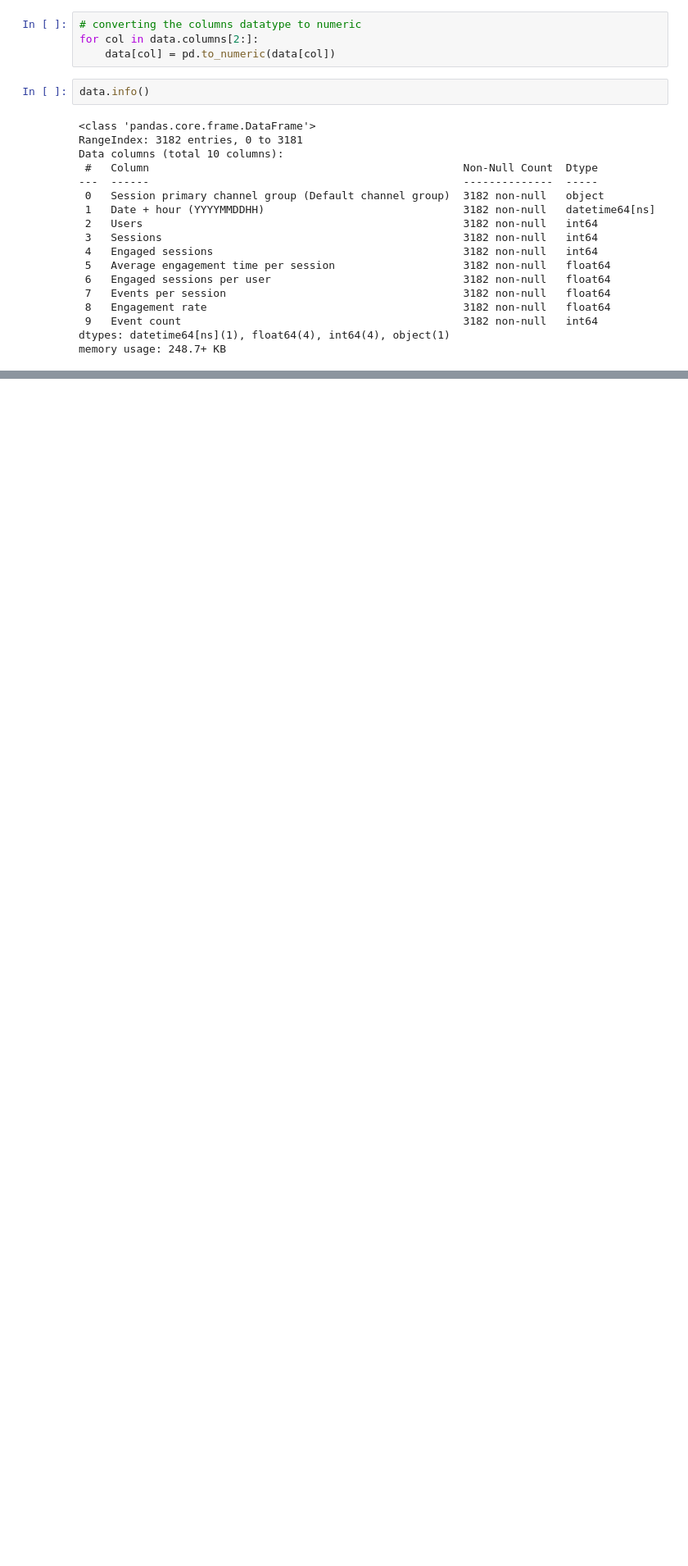
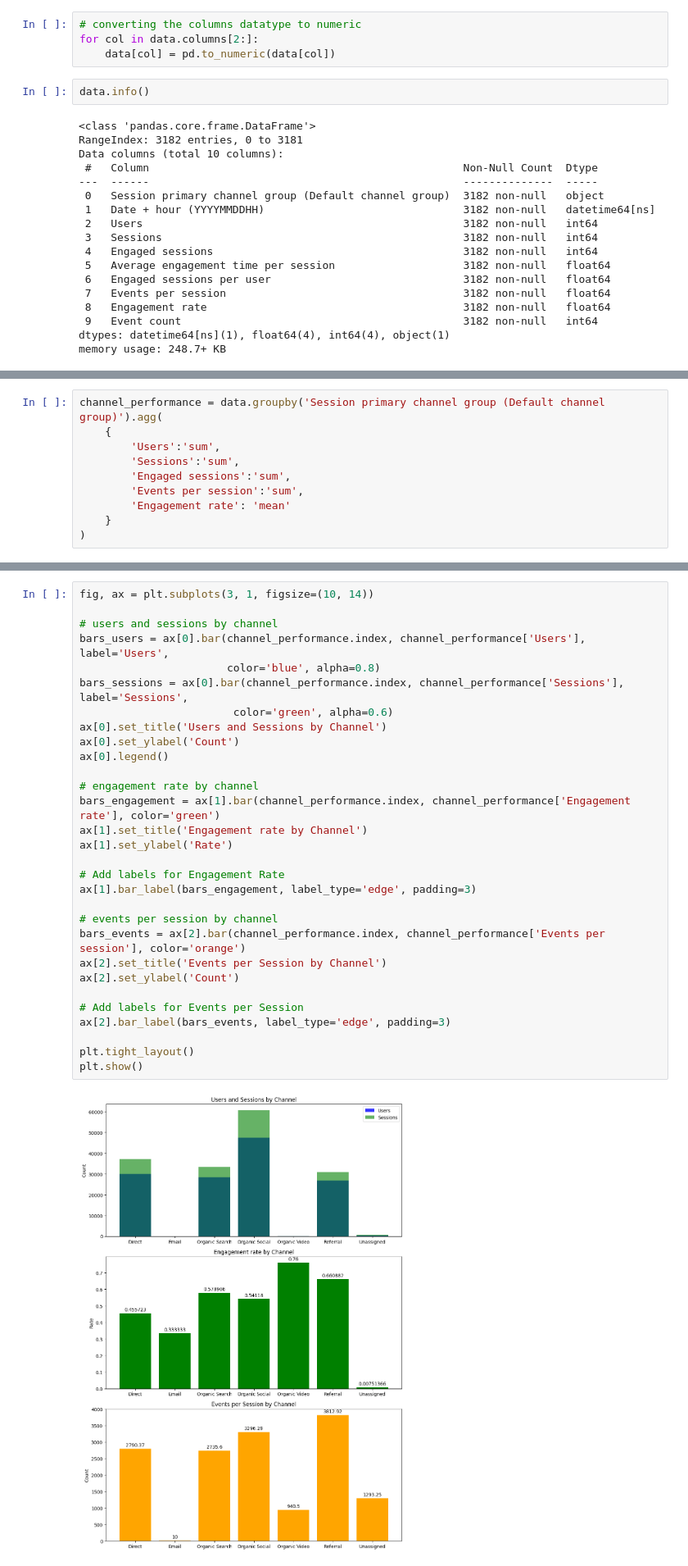
Before and after one commit to Tanwar-Aastha/Website-Performance-Analysis, a Jupyter notebook: performance_analysis.ipynb, the cells around one changed output, grey strips where cells are left out. Shown at 82% size. Saved outputs shown, nothing was run; the diff lists cells and outputs as text; blank space fills up the shorter version.

```diff
--- a/performance_analysis.ipynb
+++ b/performance_analysis.ipynb
@@ -139,0 +213,10 @@ Index(['Session primary channel group (Default channel group)',
+# %%
+channel_performance = data.groupby('Session primary channel group (Default channel group)').agg(
+    {
+        'Users':'sum',
+        'Sessions':'sum',
+        'Engaged sessions':'sum',
+        'Events per session':'sum',
+        'Engagement rate': 'mean'
+    }
+)
@@ -139,0 +235,32 @@ Index(['Session primary channel group (Default channel group)',
+# %%
+fig, ax = plt.subplots(3, 1, figsize=(10, 14))
+
+# users and sessions by channel
+bars_users = ax[0].bar(channel_performance.index, channel_performance['Users'], label='Users',
+                       color='blue', alpha=0.8)
+bars_sessions = ax[0].bar(channel_performance.index, channel_performance['Sessions'], label='Sessions',
+                        color='green', alpha=0.6)
+ax[0].set_title('Users and Sessions by Channel')
+ax[0].set_ylabel('Count')
+ax[0].legend()
+
+# engagement rate by channel
+bars_engagement = ax[1].bar(channel_performance.index, channel_performance['Engagement rate'], color='green')
+ax[1].set_title('Engagement rate by Channel')
+ax[1].set_ylabel('Rate')
+
+# Add labels for Engagement Rate
+ax[1].bar_label(bars_engagement, label_type='edge', padding=3)
+
+# events per session by channel
+bars_events = ax[2].bar(channel_performance.index, channel_performance['Events per session'], color='orange')
+ax[2].set_title('Events per Session by Channel')
+ax[2].set_ylabel('Count')
+
+# Add labels for Events per Session
+ax[2].bar_label(bars_events, label_type='edge', padding=3)
+
+plt.tight_layout()
+plt.show()
+# %% [output]
+[figure, added]
```
Also changed, not shown: parts of 11 cells of this notebook.
